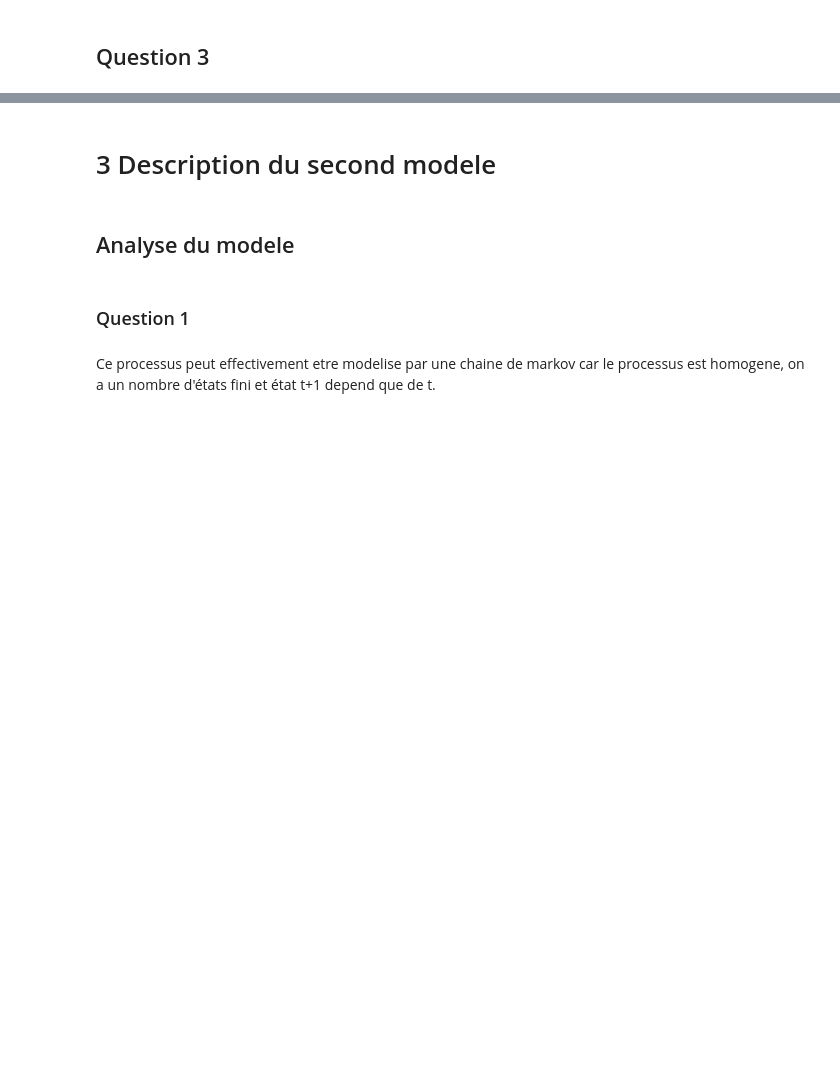
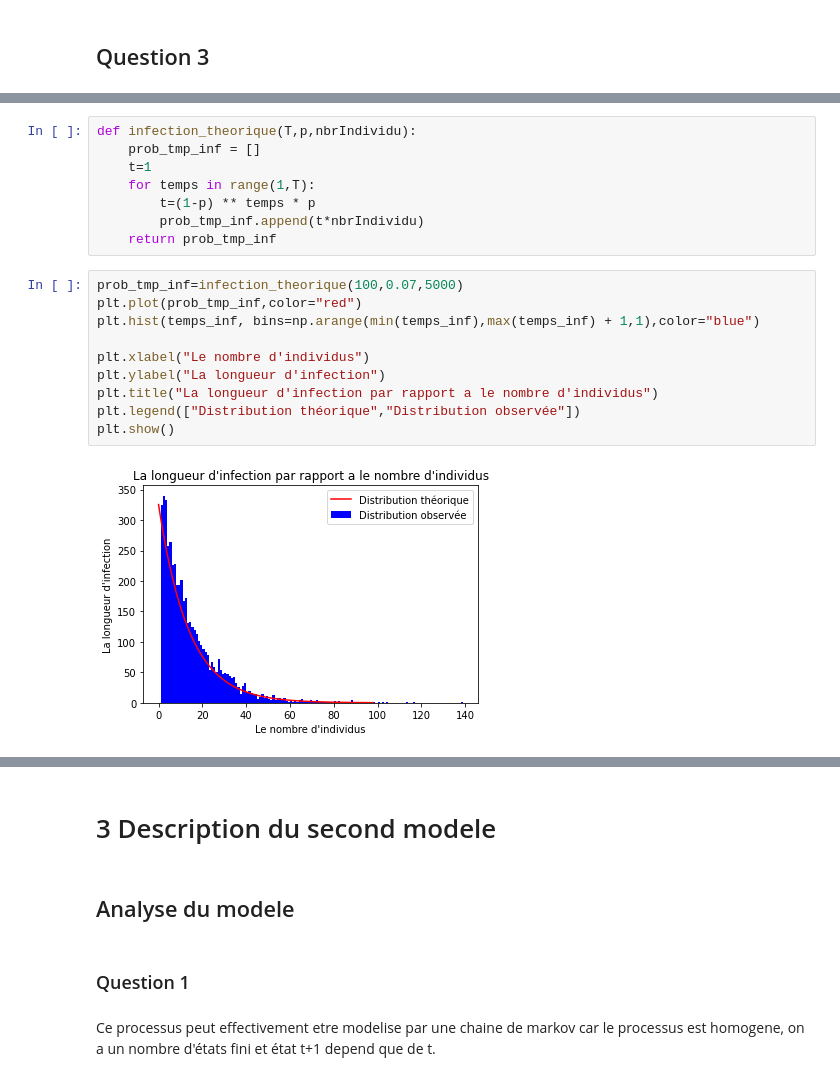
Before and after one commit to Jadslim/LU3IN005-PROJ-3, a Jupyter notebook: jad_chadi.ipynb, the cells around one changed output, grey strips where cells are left out. Drawn from its saved outputs; the diff is of its cells as text; blank space fills up the shorter version.

```diff
--- a/jad_chadi.ipynb
+++ b/jad_chadi.ipynb
@@ -276,0 +252,20 @@ plt.show()
+# %%
+def infection_theorique(T,p,nbrIndividu):
+    prob_tmp_inf = []
+    t=1
+    for temps in range(1,T):
+        t=(1-p) ** temps * p
+        prob_tmp_inf.append(t*nbrIndividu)
+    return prob_tmp_inf
+# %%
+prob_tmp_inf=infection_theorique(100,0.07,5000)
+plt.plot(prob_tmp_inf,color="red")
+plt.hist(temps_inf, bins=np.arange(min(temps_inf),max(temps_inf) + 1,1),color="blue")
+
+plt.xlabel("Le nombre d'individus")
+plt.ylabel("La longueur d'infection")
+plt.title("La longueur d'infection par rapport a le nombre d'individus")
+plt.legend(["Distribution théorique","Distribution observée"])
+plt.show()
+# %% [output]
+[figure, added]
```
Also changed, not shown: parts of 18 cells of this notebook.
